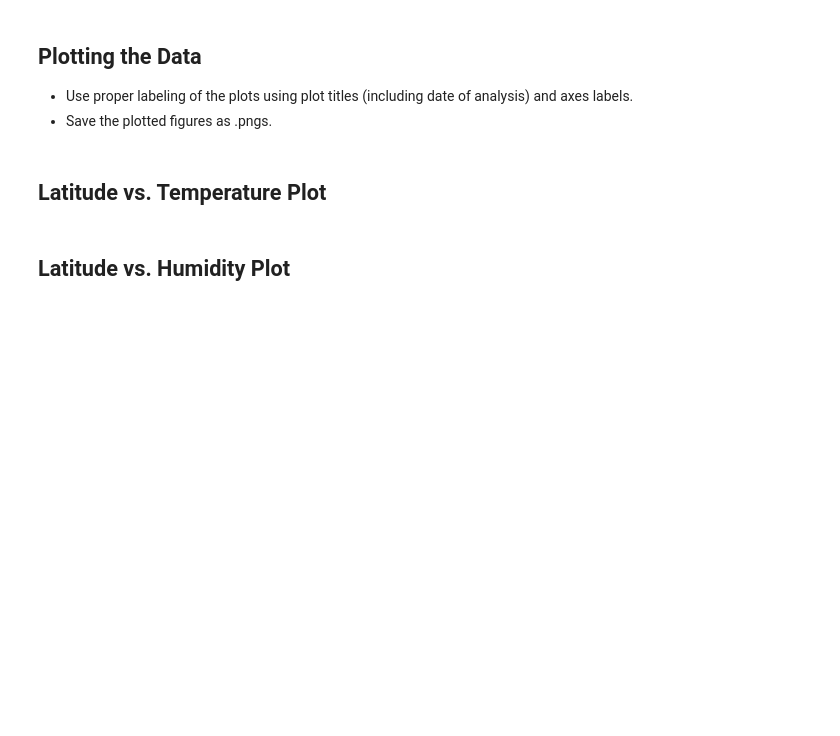
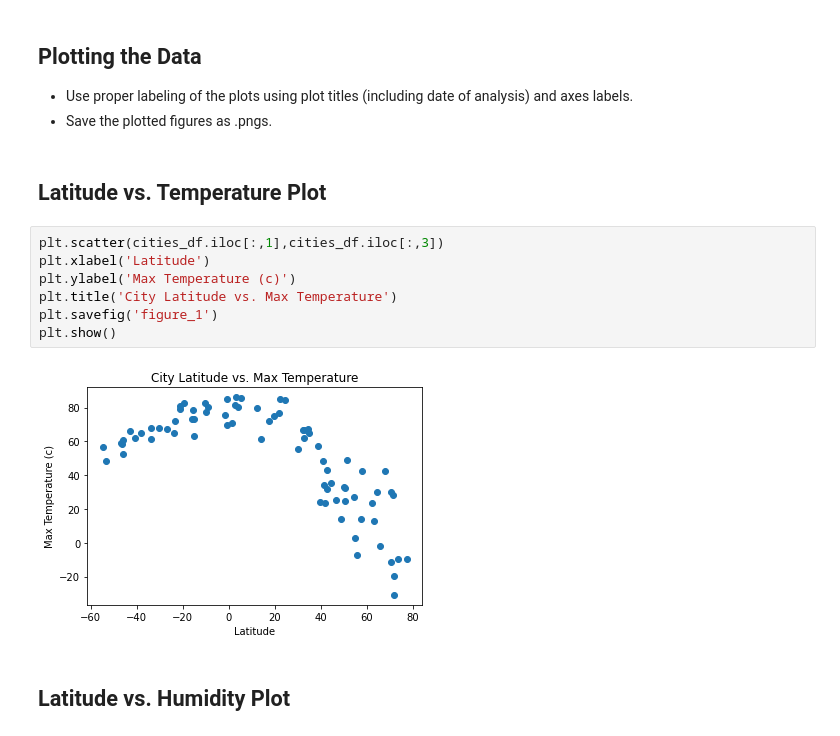
Before and after one commit to IlkayAtes11/Python_API_challenge, a Jupyter notebook: WeatherPy/WeatherPy.ipynb, the cells around one changed output. Drawn from its saved outputs; the diff is of its cells as text; blank space fills up the shorter version.

```diff
--- a/WeatherPy/WeatherPy.ipynb
+++ b/WeatherPy/WeatherPy.ipynb
@@ -181,5 +182,14 @@ cities_df['Humidity'].max()
 * Save the plotted figures as .pngs.
 # %% [markdown]
 ## Latitude vs. Temperature Plot
+# %%
+plt.scatter(cities_df.iloc[:,1],cities_df.iloc[:,3])
+plt.xlabel('Latitude')
+plt.ylabel('Max Temperature (c)')
+plt.title('City Latitude vs. Max Temperature')
+plt.savefig('figure_1')
+plt.show()
+# %% [output]
+[figure, added]
 # %% [markdown]
 ## Latitude vs. Humidity Plot
```
Also changed, not shown: parts of 18 cells of this notebook, 13 other files.
